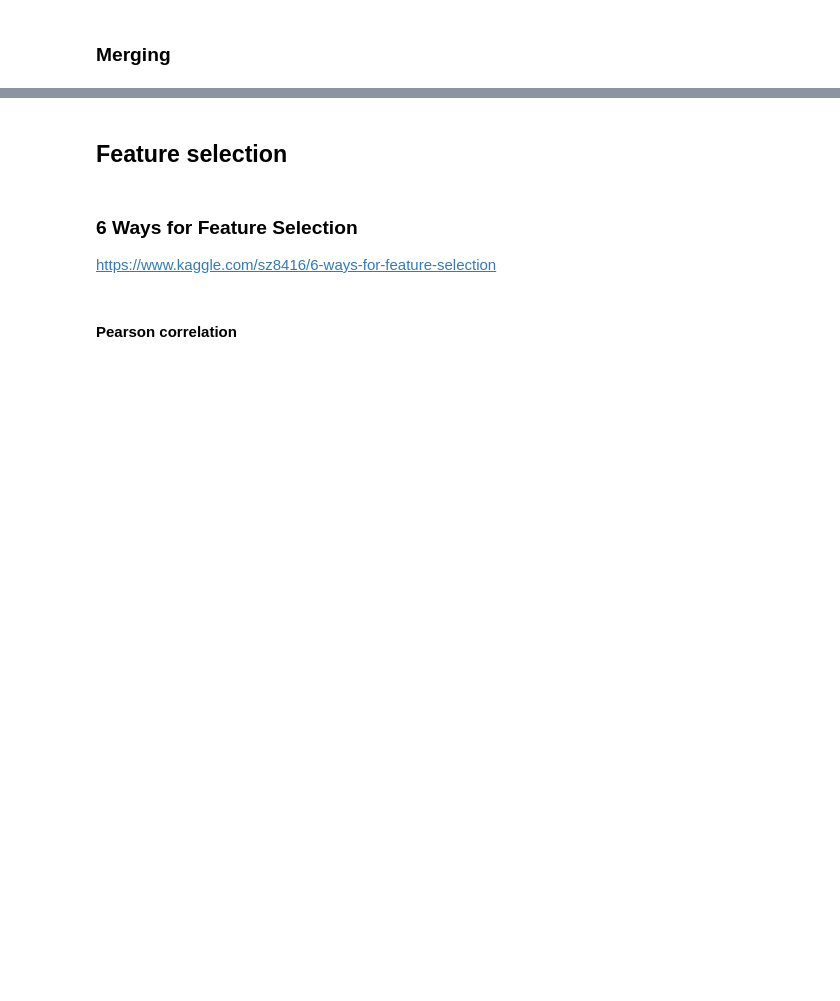
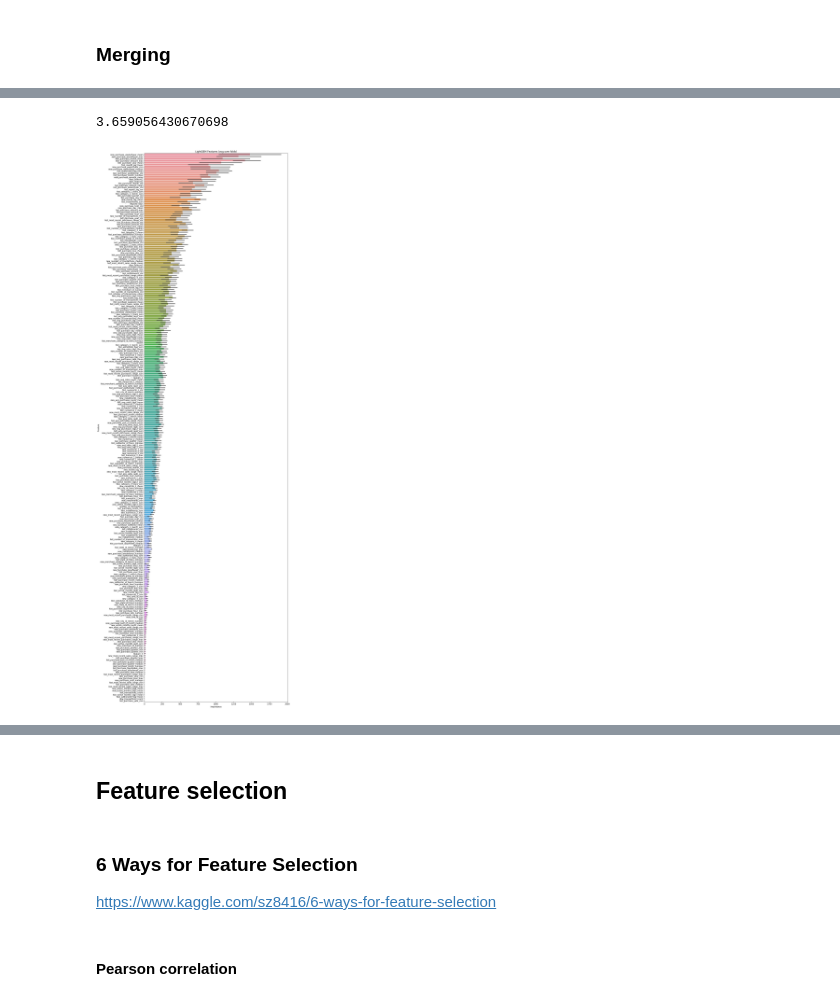
Before and after one commit to Zol-S/kaggle, a Jupyter notebook: Elo Merchant Category Recommendation/2.3_Feature_engineering.ipynb, the cells around one changed output, grey strips where cells are left out. Cells and saved outputs as stored; diff of their text form; code cells hidden in the pictures; blank space fills up the shorter version.

```diff
--- a/Elo Merchant Category Recommendation/2.3_Feature_engineering.ipynb
+++ b/Elo Merchant Category Recommendation/2.3_Feature_engineering.ipynb
@@ -312,0 +382,7 @@ df_test[:3]
+# %%
+df_train = df_train.drop(['card_id', 'first_active_month'], axis = 1)
+df_test = df_test.drop(['card_id', 'first_active_month'], axis = 1)
+# %%
+df_train['outliers'] = 0
+df_train.loc[df_train['target'] < -30, 'outliers'] = 1
+df_train['outliers'].value_counts()
@@ -312,0 +393,9 @@ df_test[:3]
+# %%
+for feature in ['feature_1', 'feature_2', 'feature_3']:
+    order_label = df_train.groupby([feature])['outliers'].mean()
+    df_train[feature] = df_train[feature].map(order_label)
+    df_test[feature] = df_test[feature].map(order_label)
+# %%
+df_train_columns = [c for c in df_train.columns if c not in ['target', 'outliers']]
+df_target = df_train['target']
+del df_train['target']
@@ -312,0 +469,23 @@ df_test[:3]
+# %%
+np.sqrt(mean_squared_error(oof, df_target))
+# %% [output]
+3.659056430670698
+# %%
+import seaborn as sns
+
+cols = (feature_importance_df[["Feature", "importance"]]
+        .groupby("Feature")
+        .mean()
+        .sort_values(by="importance", ascending=False)[:1000].index)
+
+best_features = feature_importance_df.loc[feature_importance_df.Feature.isin(cols)]
+
+plt.figure(figsize=(14, 40))
+sns.barplot(x="importance",
+            y="Feature",
+            data=best_features.sort_values(by="importance", ascending=False))
+plt.title('LightGBM Features (avg over folds)')
+plt.tight_layout()
+plt.savefig('lgbm_importances.png')
+# %% [output]
+[figure, added]
```
Also changed, not shown: parts of 41 cells of this notebook, 1 other file.
